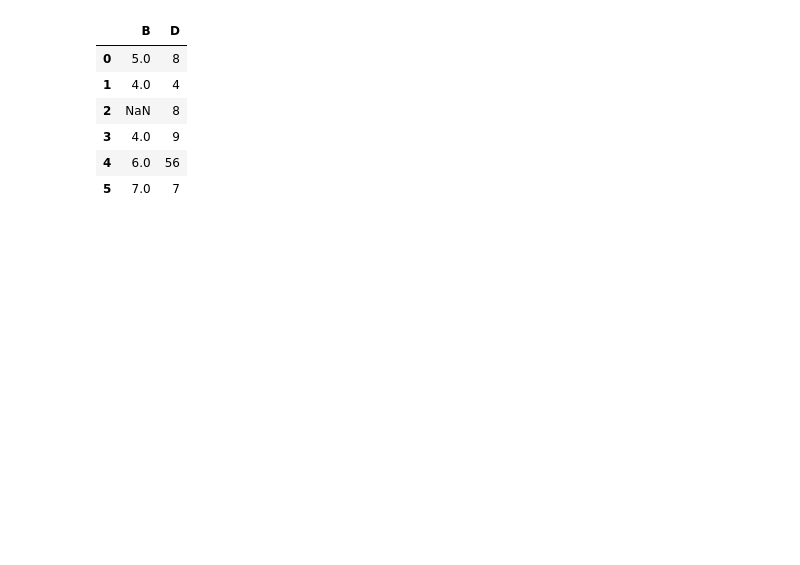
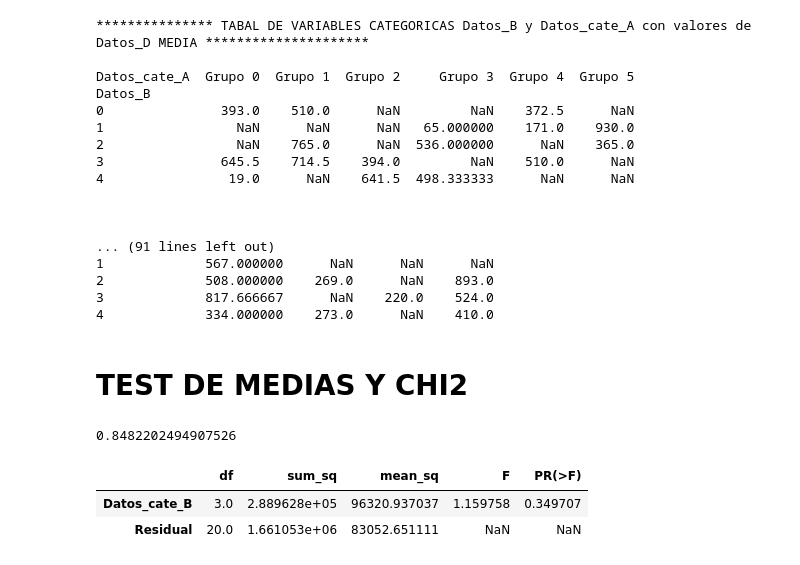
Before and after one commit to 4bm4/cheatsheetDC, a Jupyter notebook: clases.ipynb, the cells around one changed output. Drawn from its saved outputs; the diff is of its cells as text; code cells hidden in the pictures; blank space fills up the shorter version.

```diff
--- a/clases.ipynb
+++ b/clases.ipynb
@@ -115,10 +452,22 @@ ejemplo.dico
 # %%
-ejemplo.cate
+ejemplo.cross_var_cualis_con_ciantis()
 # %% [output]
-|  | B | D |
-| 0 | 5.0 | 8 |
-| 1 | 4.0 | 4 |
-| 2 | NaN | 8 |
-| 3 | 4.0 | 9 |
-| 4 | 6.0 | 56 |
-| 5 | 7.0 | 7 |
+*************** TABAL DE VARIABLES CATEGORICAS Datos_B y Datos_cate_A con valores de Datos_D MEDIA *********************
+
+Datos_cate_A  Grupo 0  Grupo 1  Grupo 2     Grupo 3  Grupo 4  Grupo 5
+Datos_B
+0               393.0    510.0      NaN         NaN    372.5      NaN
+1                 NaN      NaN      NaN   65.000000    171.0    930.0
+2                 NaN    765.0      NaN  536.000000      NaN    365.0
+3               645.5    714.5    394.0         NaN    510.0      NaN
+4                19.0      NaN    641.5  498.333333      NaN      NaN
+
+
+
+... (91 lines left out)
+1             567.000000      NaN      NaN      NaN
+2             508.000000    269.0      NaN    893.0
+3             817.666667      NaN    220.0    524.0
+4             334.000000    273.0      NaN    410.0
+# %% [markdown]
+# TEST DE MEDIAS Y CHI2
@@ -124,0 +511,15 @@ ejemplo.cate
+# %%
+chi, p, dof, expected = stats.chi2_contingency(pd.crosstab(df_prueba['sexo'],df_prueba['Es_pepito']), correction=False)
+
+print(p)
+# %% [output]
+0.8482202494907526
+# %%
+from bioinfokit.analys import stat
+res = stat()
+res.anova_stat(df=df_prueba, res_var='Datos_D', anova_model="Datos_D ~ Datos_cate_B")
+res.anova_summary
+# %% [output]
+|  | df | sum_sq | mean_sq | F | PR(>F) |
+| Datos_cate_B | 3.0 | 2.889628e+05 | 96320.937037 | 1.159758 | 0.349707 |
+| Residual | 20.0 | 1.661053e+06 | 83052.651111 | NaN | NaN |
```
Also changed, not shown: parts of 18 cells of this notebook.
